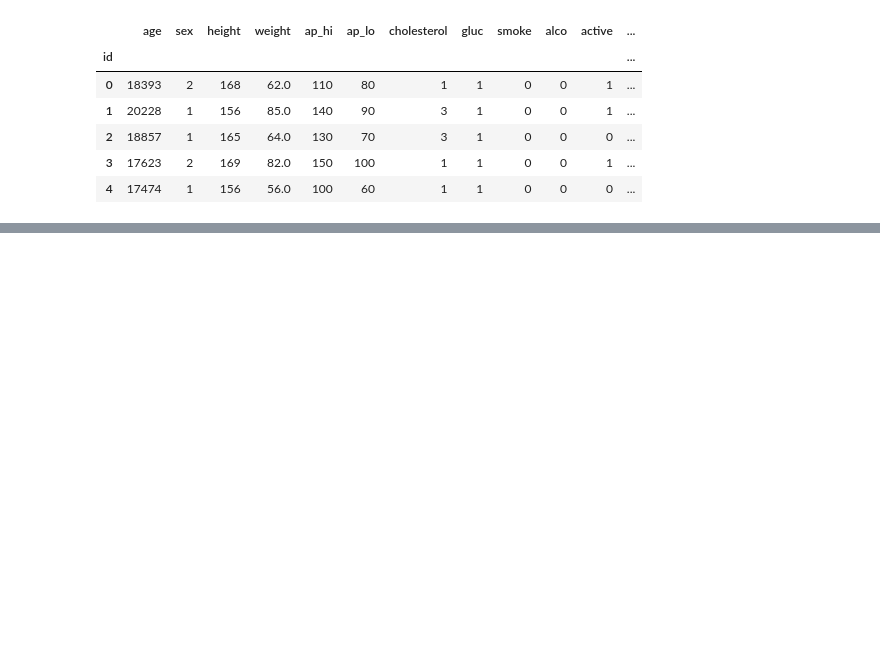
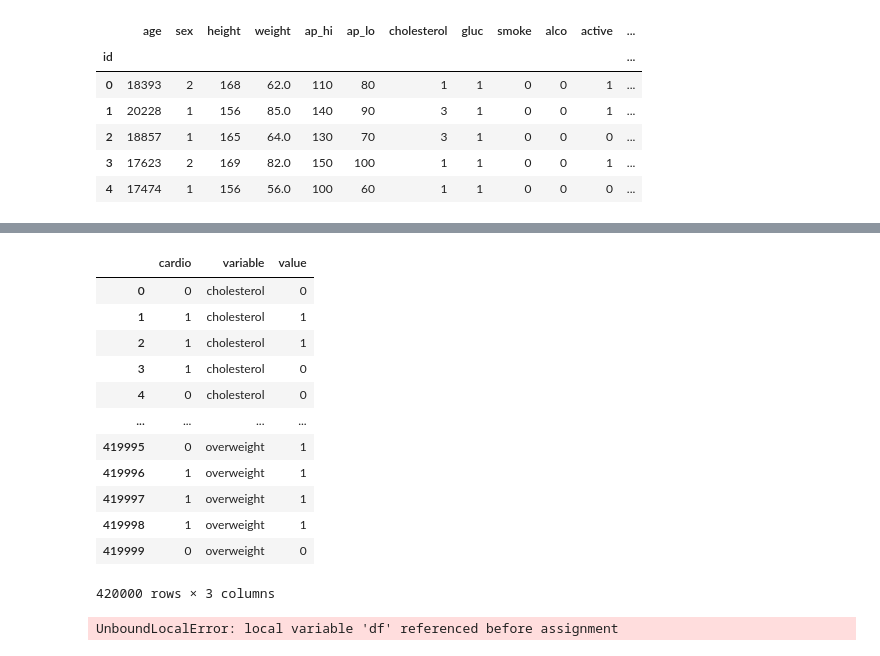
Before and after one commit to LIdeVries/FreeCodeCamp, a Jupyter notebook: Data Analysis With Python/play.ipynb, the cells around one changed output, grey strips where cells are left out. Cells and saved outputs as stored; diff of their text form; code cells hidden in the pictures; blank space fills up the shorter version.

```diff
--- a/Data Analysis With Python/play.ipynb
+++ b/Data Analysis With Python/play.ipynb
@@ -29,0 +62,46 @@ ValueError: The truth value of a Series is ambiguous. Use a.empty, a.bool(), a.i
+# %%
+df_cat = pd.melt(df, id_vars=['cardio'], value_vars=['cholesterol','gluc','smoke','alco','active','overweight'])
+df_cat
+# %% [output]
+|  | cardio | variable | value |
+| 0 | 0 | cholesterol | 0 |
+| 1 | 1 | cholesterol | 1 |
+| 2 | 1 | cholesterol | 1 |
+| 3 | 1 | cholesterol | 0 |
+| 4 | 0 | cholesterol | 0 |
+| ... | ... | ... | ... |
+| 419995 | 0 | overweight | 1 |
+| 419996 | 1 | overweight | 1 |
+| 419997 | 1 | overweight | 1 |
+| 419998 | 1 | overweight | 1 |
+| 419999 | 0 | overweight | 0 |
+420000 rows × 3 columns
+# %%
+# Draw Categorical Plot
+def draw_cat_plot():
+    # Create DataFrame for cat plot using `pd.melt` using just the values from 'cholesterol', 'gluc', 'smoke', 'alco', 'active', and 'overweight'.
+    df_cat = pd.melt(
+        df,
+        id_vars=["cardio"],
+        value_vars=["cholesterol", "gluc", "smoke", "alco", "active", "overweight"],
+    )
+
+    # Group and reformat the data to split it by 'cardio'. Show the counts of each feature. You will have to rename one of the columns for the catplot to work correctly.
+    df_cat = df_cat.groupby(
+        ["cardio", "variable", "value"], as_index=False
+    )
+
+    df = df.dropna().value_counts()
+    df_cat.rename(columns={"count": "total"}, inplace=True)
+
+    # Draw the catplot with 'sns.catplot()'
+    fig = sns.catplot(
+        x="variable", y="total", hue="value", kind="bar", col="cardio", data=df_cat
+    )
+
+    # Do not modify the next two lines
+    fig.savefig("catplot.png")
+    return fig
+draw_cat_plot()
+# %% [output]
+UnboundLocalError: local variable 'df' referenced before assignment
```
Also changed, not shown: parts of 4 cells of this notebook, 3 other files.
